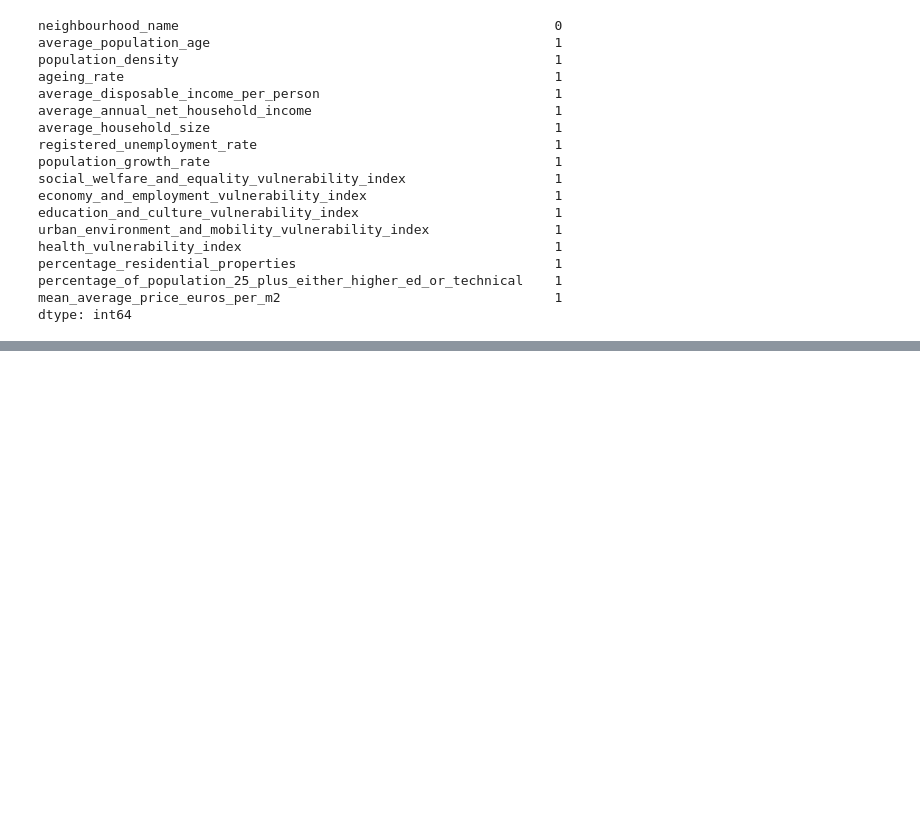
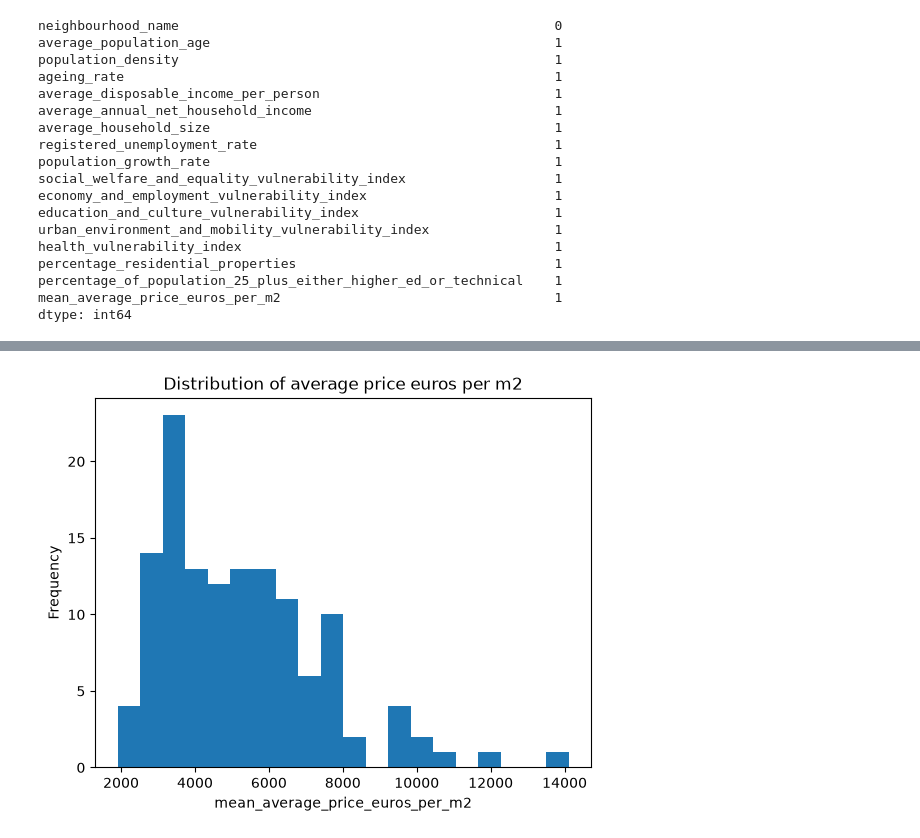
Before and after one commit to CharlieSm49/madrid-housing-ml, a Jupyter notebook: notebooks/03_merge_datasets.ipynb, the cells around one changed output, grey strips where cells are left out. Drawn from its saved outputs; the diff is of its cells as text; code cells hidden in the pictures; blank space fills up the shorter version.

Commit message:
update merge dataset file with some visuals and modelling

```diff
--- a/notebooks/03_merge_datasets.ipynb
+++ b/notebooks/03_merge_datasets.ipynb
@@ -127,3 +198,10 @@ checking_madrid_2025.iloc[checking_madrid_2025[(checking_madrid_2025.isnull().su
 |  | neighbourhood_name | average_population_age | population_density | ageing_rate | average_disposable_income_per_person | ... |
 | 124 | Villaverde Alto - Casco Histórico... | 41.947539 | 56.23325 | 15.841722 | 11511.0 | ... |
 | 125 | Villaverde Alto. Casco Histórico ... | NaN | NaN | NaN | NaN | ... |
+# %%
+# Make correction
+target=target.replace(to_replace='Villaverde Alto. Casco Histórico de Villaverde',value='Villaverde Alto - Casco Histórico de Villaverde')
+# %%
+# Re-merge datasets
+
+madrid_2025=pd.merge(features, target, how='inner', on='neighbourhood_name')
@@ -129,0 +235,4 @@ checking_madrid_2025.iloc[checking_madrid_2025[(checking_madrid_2025.isnull().su
+# %%
+# Display summary statistics
+df=madrid_2025
+df.describe()
@@ -129,0 +249,9 @@ checking_madrid_2025.iloc[checking_madrid_2025[(checking_madrid_2025.isnull().su
+# %%
+# Display histogram of average house price
+plt.hist(df["mean_average_price_euros_per_m2"], bins=20)
+plt.xlabel("mean_average_price_euros_per_m2")
+plt.ylabel("Frequency")
+plt.title("Distribution of average price euros per m2")
+plt.show()
+# %% [output]
+[figure, added]
```
Also changed, not shown: parts of 34 cells of this notebook.
